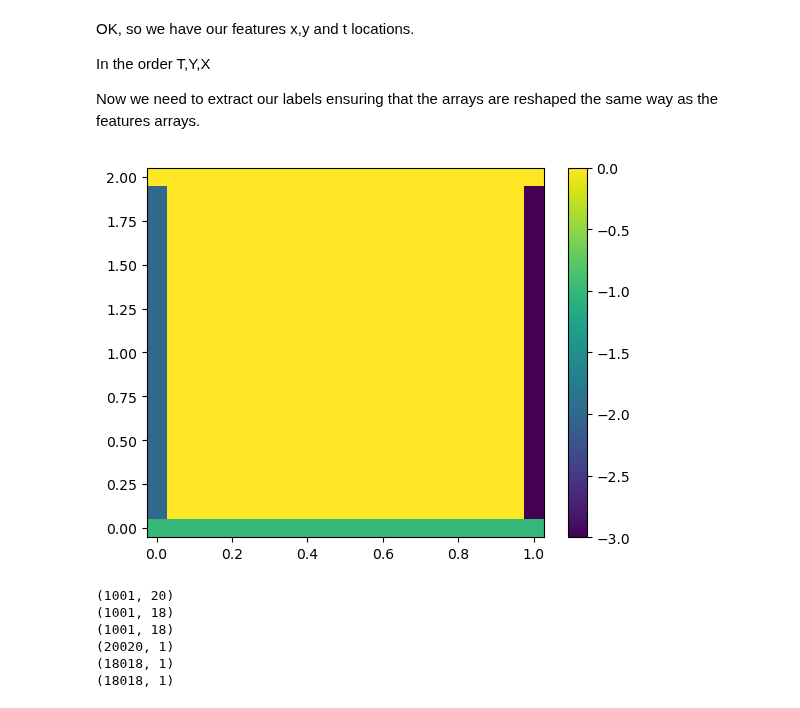
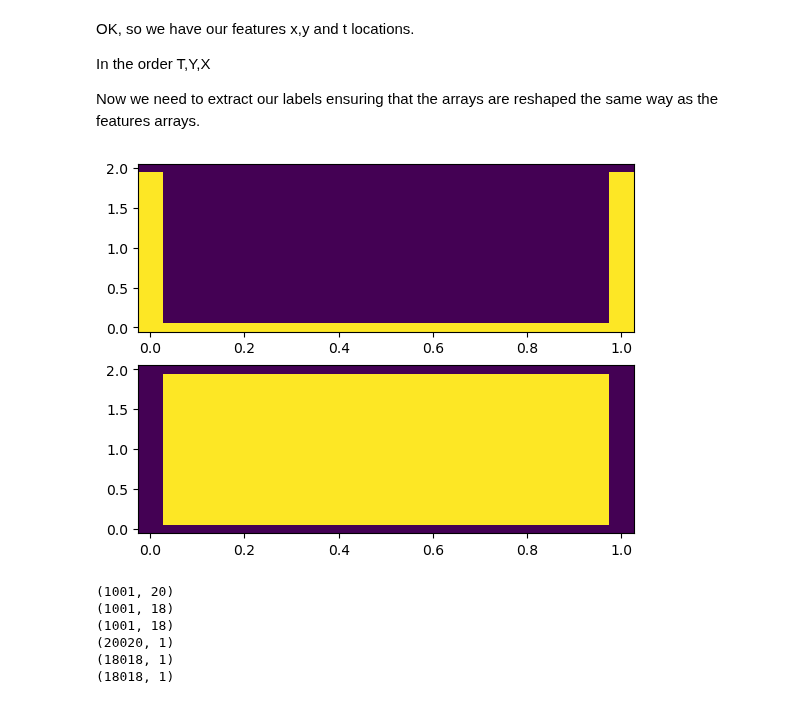
Before and after one commit to harrymchugh/pinns, a Jupyter notebook: src/2d-ns/2d-ns-pinn.ipynb, the cells around one changed output. Saved outputs shown, nothing was run; the diff lists cells and outputs as text; code cells hidden in the pictures.

```diff
--- a/src/2d-ns/2d-ns-pinn.ipynb
+++ b/src/2d-ns/2d-ns-pinn.ipynb
@@ -156,17 +160,23 @@ In the order T,Y,X
 Now we need to extract our labels ensuring that the arrays are reshaped the same way as the features arrays.
 # %%
 #Lets check our numpy slicing syntax is correct by labelling the boundary locations on a plot
-tmp_u = np.zeros(u_full[1,:,:].shape)
-tmp_u[0,:] = -1 #bottom wall
-tmp_u[1:-1,0] = -2 #left wall
-tmp_u[1:-1,-1] = -3 #right wall
+boundary_qc = np.zeros(u_full[1,:,:].shape)
+boundary_qc[0,:] = 1 #bottom wall
+boundary_qc[1:-1,0] = 1 #left wall
+boundary_qc[1:-1,-1] = 1 #right wall
 
-fig, ax = plt.subplots()
-fig.colorbar(ax.pcolormesh(grid2d_x, grid2d_y, tmp_u, shading='gouraud'), orientation='vertical')
-ax.pcolormesh(grid2d_x, grid2d_y, tmp_u)
+#Now lets get the interior datapoints
+interior_qc = np.zeros(u_full[0,:,:].shape)
+interior_qc[1:-1,1:-1] = 1 #all rows and columns but first and last
+
+fig, ax = plt.subplots(2)
+#Boundary should be 1, interior and initial condition should be zero
+ax[0].pcolormesh(grid2d_x, grid2d_y, boundary_qc)
+#Interior should be 1, boundaries should be zero
+ax[1].pcolormesh(grid2d_x, grid2d_y, interior_qc)
 plt.show()
 # %% [output]
-[figure, old version]
+[figure, new version]
 # %%
 u_basewall  = u_full[:,0,:]
 u_leftwall  = u_full[:,1:-1,0]
```
Also changed, not shown: parts of 20 cells of this notebook, 11 other files.
